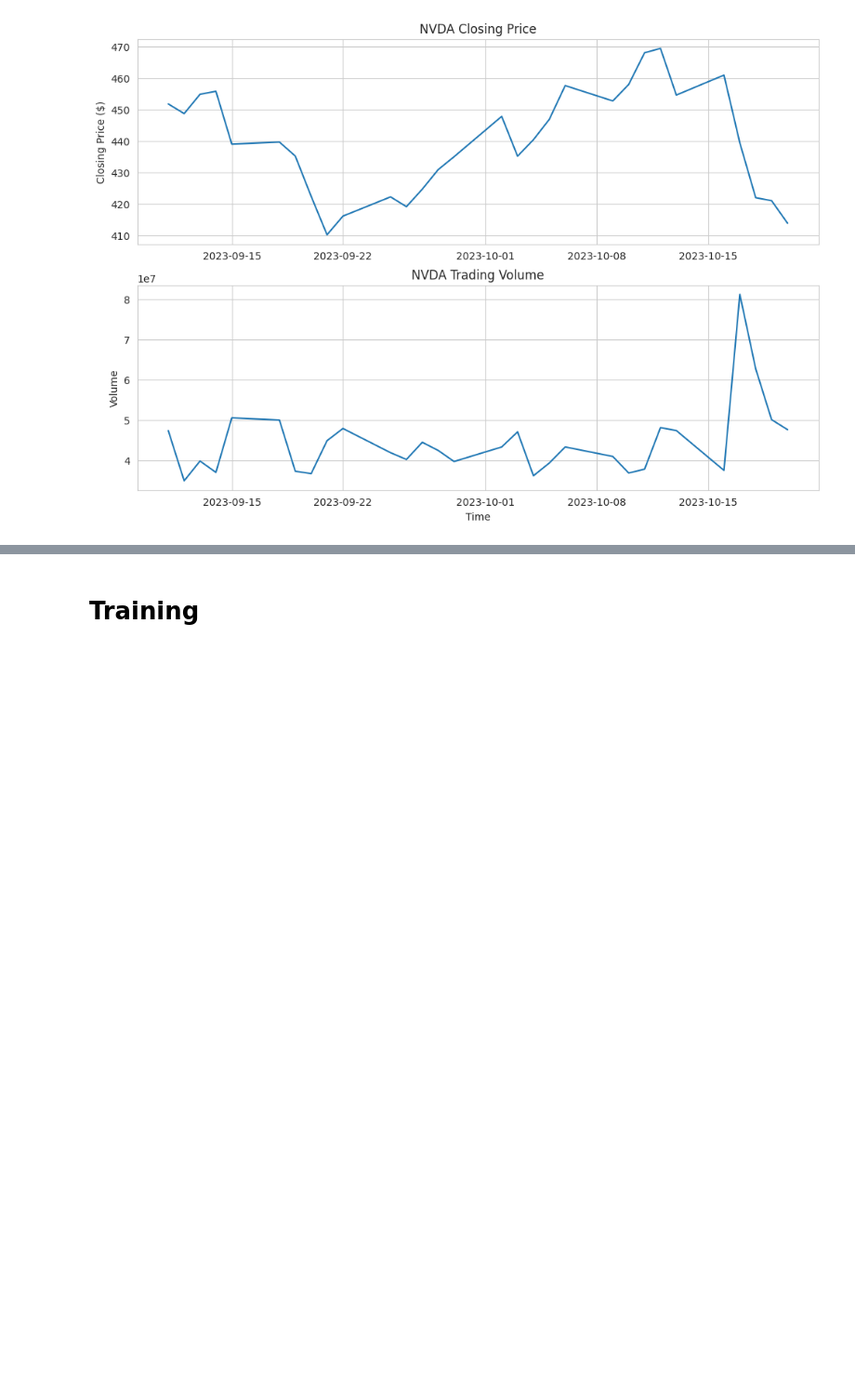
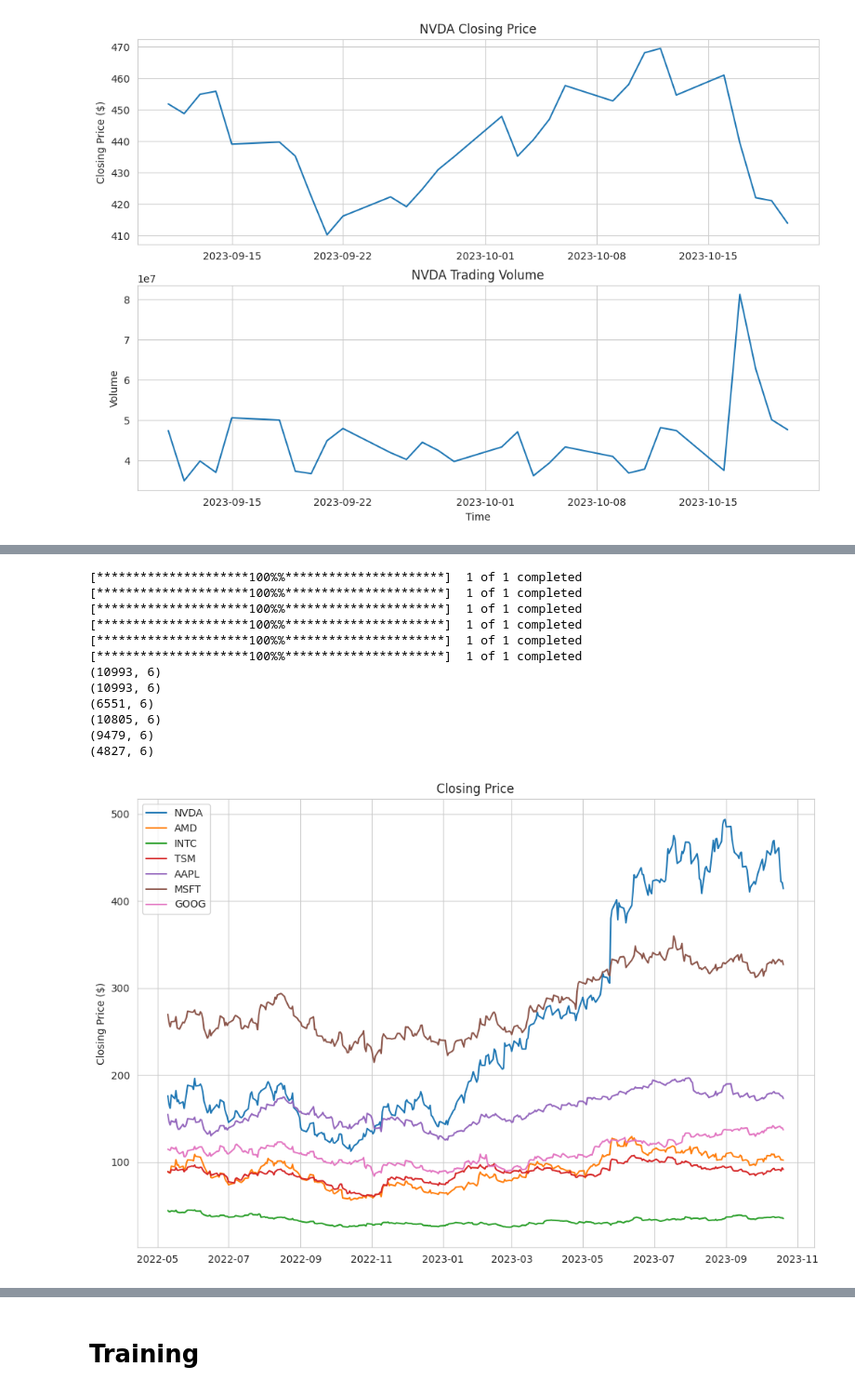
Before and after one commit to ncduy0303/nfs-project-1, a Jupyter notebook: NguyenCaoDuy_Impl_1.ipynb, the cells around one changed output, grey strips where cells are left out. Shown at 93% size. Saved outputs shown, nothing was run; the diff lists cells and outputs as text; code cells hidden in the pictures; blank space fills up the shorter version.

```diff
--- a/NguyenCaoDuy_Impl_1.ipynb
+++ b/NguyenCaoDuy_Impl_1.ipynb
@@ -131,0 +141,42 @@ plt.show()
+# %%
+amd_data = yf.download("AMD")
+intel_data = yf.download("INTC")
+tsmc_data = yf.download("TSM")
+apple_data = yf.download("AAPL")
+microsof_data = yf.download("MSFT")
+google_data = yf.download("GOOG")
+
+print(amd_data.shape)
+print(intel_data.shape)
+print(tsmc_data.shape)
+print(apple_data.shape)
+print(microsof_data.shape)
+print(google_data.shape)
+
+# Plot all the closing prices on the same chart for the last 365 days
+plt.figure(figsize=(12, 8))
+plt.plot(data['Close'][-365:], label='NVDA')
+plt.plot(amd_data['Close'][-365:], label='AMD')
+plt.plot(intel_data['Close'][-365:], label='INTC')
+plt.plot(tsmc_data['Close'][-365:], label='TSM')
+plt.plot(apple_data['Close'][-365:], label='AAPL')
+plt.plot(microsof_data['Close'][-365:], label='MSFT')
+plt.plot(google_data['Close'][-365:], label='GOOG')
+plt.title('Closing Price')
+plt.ylabel('Closing Price ($)')
+plt.legend()
+plt.show()
+# %% [output]
+[*********************100%%**********************]  1 of 1 completed
+[*********************100%%**********************]  1 of 1 completed
+[*********************100%%**********************]  1 of 1 completed
+[*********************100%%**********************]  1 of 1 completed
+[*********************100%%**********************]  1 of 1 completed
+[*********************100%%**********************]  1 of 1 completed
+(10993, 6)
+(10993, 6)
+(6551, 6)
+(10805, 6)
+(9479, 6)
+(4827, 6)
+[figure, added]
```
Also changed, not shown: parts of 29 cells of this notebook.
